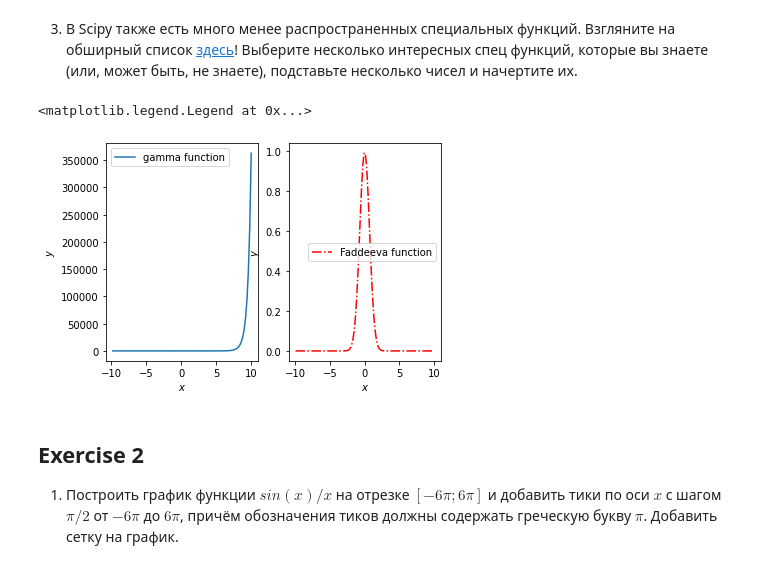
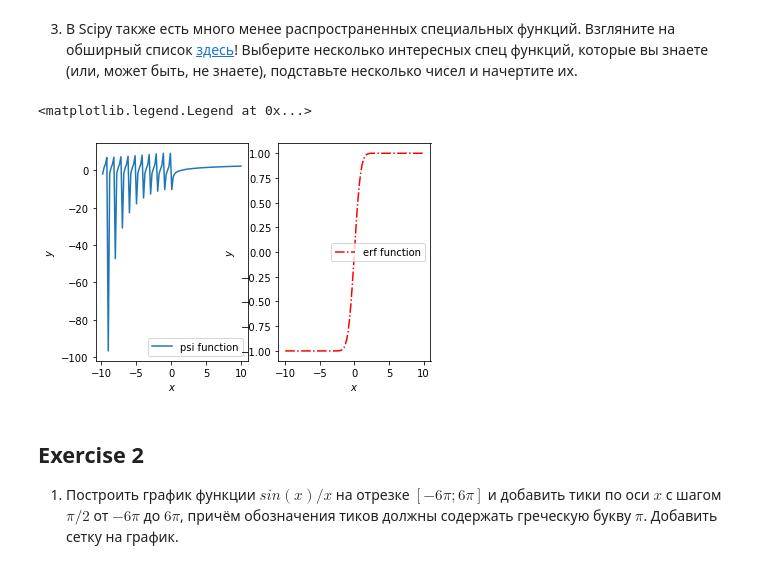
Before and after one commit to akhalfina/Spring_Python_2022, a Jupyter notebook: homework_7/part_2.ipynb, the cells around one changed output. Cells and saved outputs as stored; diff of their text form; code cells hidden in the pictures.

```diff
--- a/homework_7/part_2.ipynb
+++ b/homework_7/part_2.ipynb
@@ -44,21 +44,20 @@ ax.legend(loc ='upper left')
 3. В Scipy также есть много менее распространенных специальных функций. Взгляните на обширный список <a href=https://docs.scipy.org/doc/scipy/reference/special.html> здесь</a>! Выберите несколько интересных спец функций, которые вы знаете (или, может быть, не знаете), подставьте несколько чисел и начертите их.
 # %%
 xx = np.linspace(-10,10,100)
-yy1 = scipy.special.gamma(xx)
-yy2 = scipy.special.wofz(xx)
-yy3 = scipy.special.lambertw(xx)
+yy1 = scipy.special.psi(xx)
+yy2 = scipy.special.erf(xx)
 fig, ax = plt.subplots(1, 2)
-ax[0].plot(xx, yy1, label = 'gamma function')
+ax[0].plot(xx, yy1, label = 'psi function')
 ax[0].set_xlabel('$x$')
 ax[0].set_ylabel('$y$')
 ax[0].legend()
-ax[1].plot(xx, yy2, color = 'red', ls = '-.', label = 'Faddeeva function')
+ax[1].plot(xx, yy2, color = 'red', ls = '-.', label = 'erf function')
 ax[1].set_xlabel('$x$')
 ax[1].set_ylabel('$y$')
 ax[1].legend()
 # %% [output]
 <matplotlib.legend.Legend at 0x...>
-[figure, old version]
+[figure, new version]
 # %% [markdown]
 ## Exercise 2
 1. Построить график функции $sin(x)/x$ на отрезке $[-6\pi;6\pi]$ и добавить тики по оси $x$ с шагом $\pi/2$ от $-6\pi$ до $6\pi$, причём обозначения тиков должны содержать греческую букву $\pi$. Добавить сетку на график.
```
Also changed, not shown: parts of 2 cells of this notebook.
